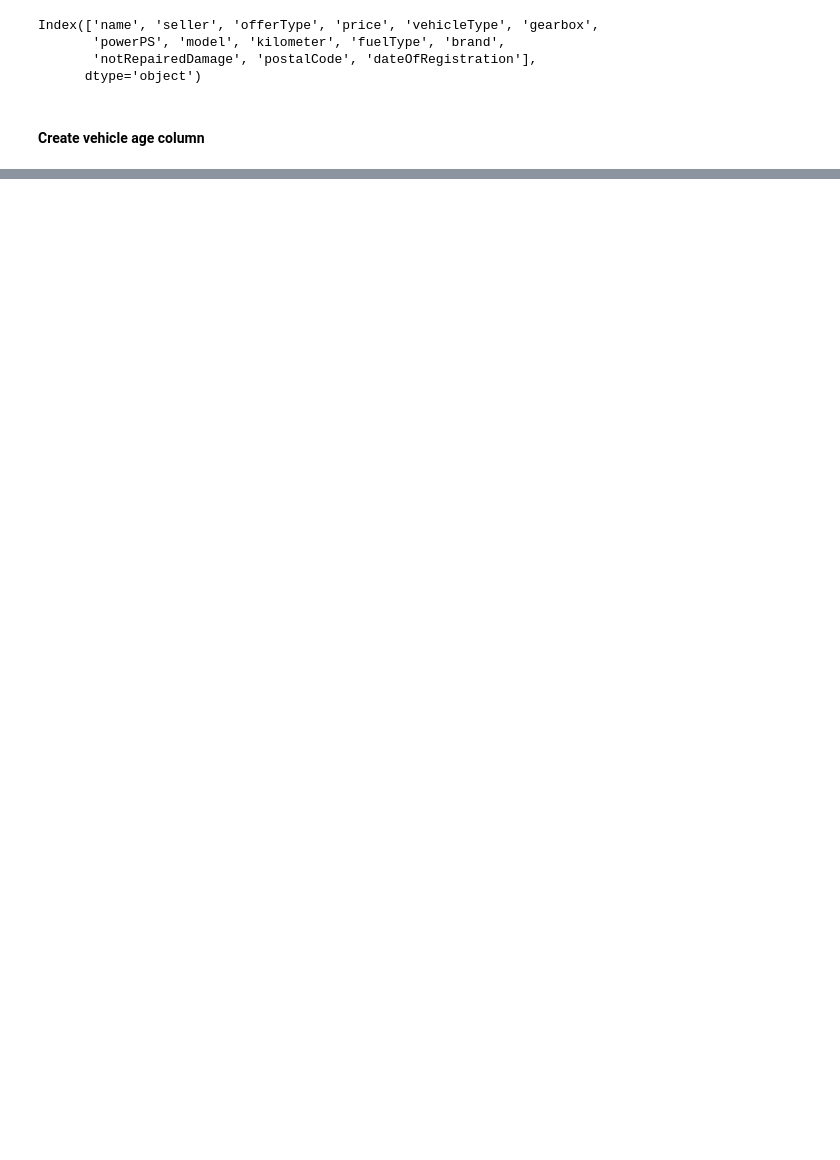
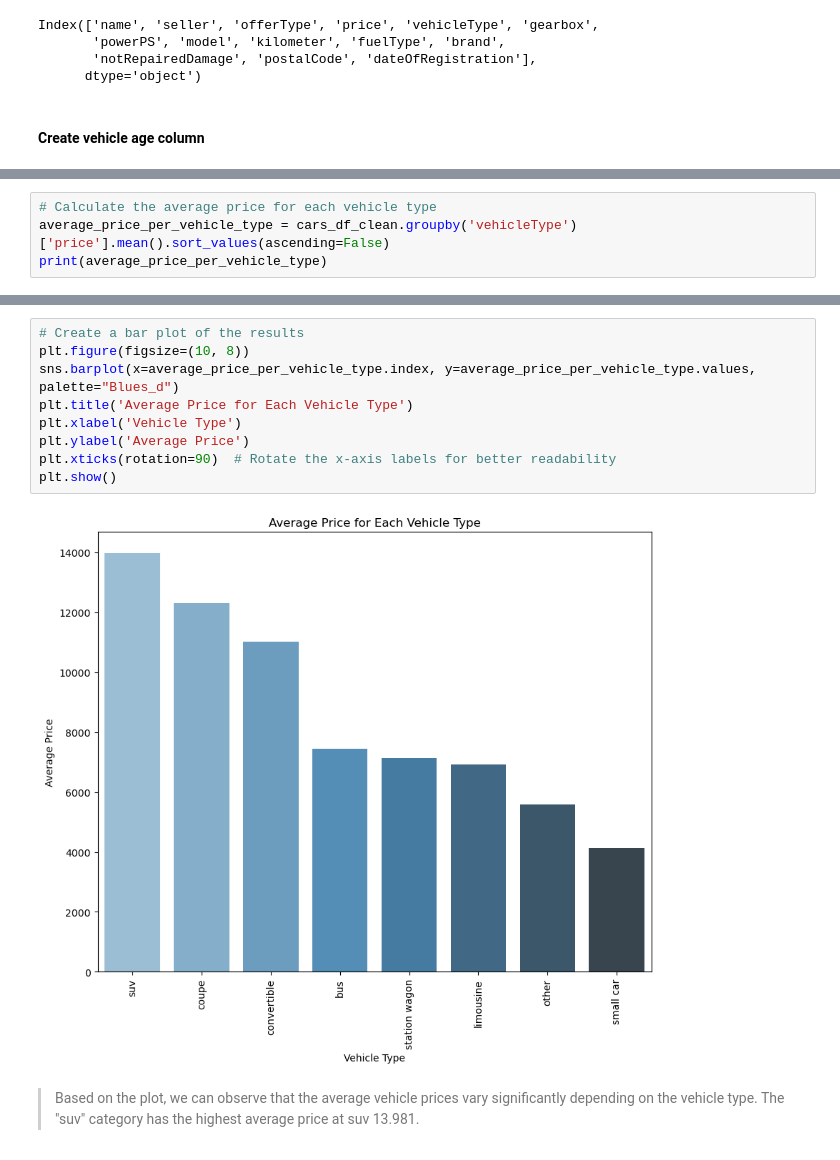
Before and after one commit to levgiorg/UsedCarsAnalysis, a Jupyter notebook: UsedCarsAnalysis.ipynb, the cells around one changed output, grey strips where cells are left out. Saved outputs shown, nothing was run; the diff lists cells and outputs as text; blank space fills up the shorter version.

```diff
--- a/UsedCarsAnalysis.ipynb
+++ b/UsedCarsAnalysis.ipynb
@@ -345,0 +366,4 @@ cars_df_clean.head()
+# %%
+# Calculate the average price for each vehicle type
+average_price_per_vehicle_type = cars_df_clean.groupby('vehicleType')['price'].mean().sort_values(ascending=False)
+print(average_price_per_vehicle_type)
@@ -345,0 +381,13 @@ cars_df_clean.head()
+# %%
+# Create a bar plot of the results
+plt.figure(figsize=(10, 8))
+sns.barplot(x=average_price_per_vehicle_type.index, y=average_price_per_vehicle_type.values, palette="Blues_d")
+plt.title('Average Price for Each Vehicle Type')
+plt.xlabel('Vehicle Type')
+plt.ylabel('Average Price')
+plt.xticks(rotation=90)  # Rotate the x-axis labels for better readability
+plt.show()
+# %% [output]
+[figure, added]
+# %% [markdown]
+>Based on the plot, we can observe that the average vehicle prices vary significantly depending on the vehicle type. The "suv" category has the highest average price at suv 13.981.
```
Also changed, not shown: parts of 35 cells of this notebook.
